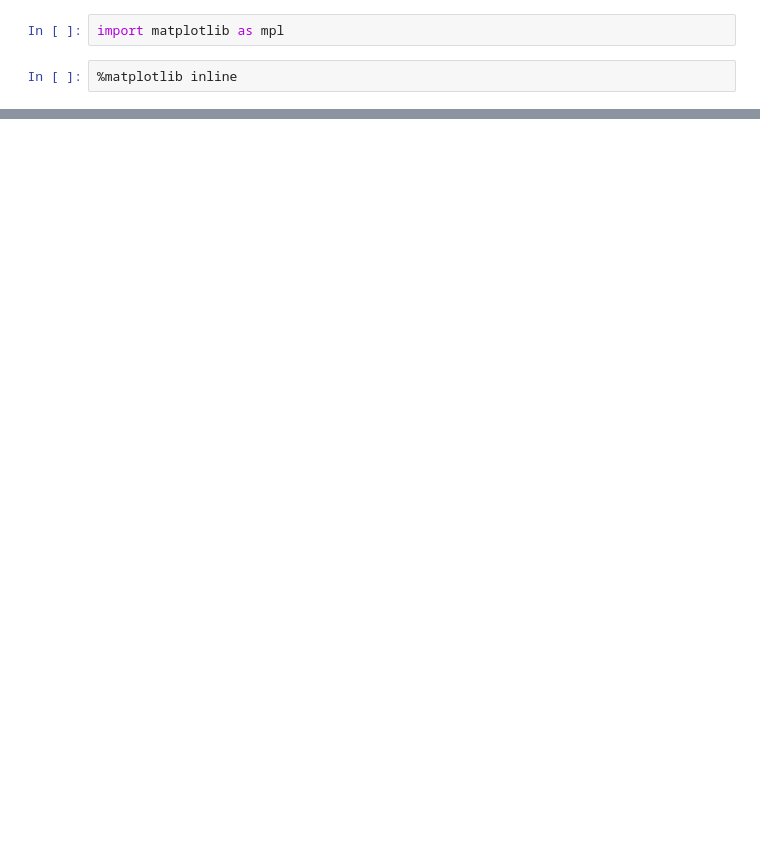
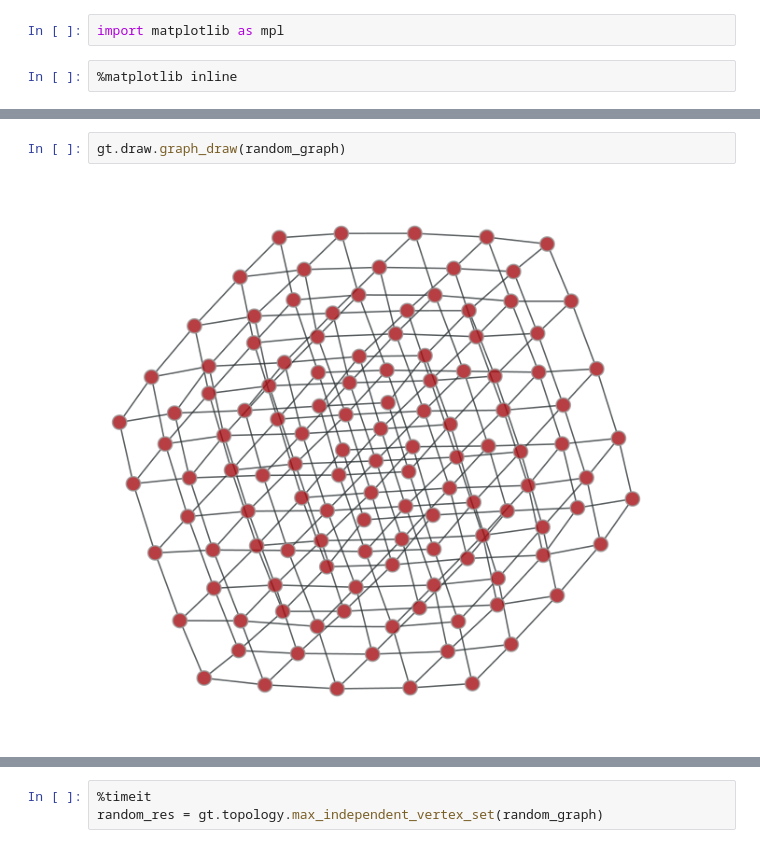
Before and after one commit to achalagarwal/Network-Optimization, a Jupyter notebook: Notebooks/Graph-Tool.ipynb, the cells around one changed output, grey strips where cells are left out. Cells and saved outputs as stored; diff of their text form; blank space fills up the shorter version.

```diff
--- a/Notebooks/Graph-Tool.ipynb
+++ b/Notebooks/Graph-Tool.ipynb
@@ -60,0 +76,4 @@ gt.
+# %%
+gt.draw.graph_draw(random_graph)
+# %% [output]
+[figure, added]
@@ -60,0 +81,3 @@ gt.
+# %%
+%timeit
+random_res = gt.topology.max_independent_vertex_set(random_graph)
```
Also changed, not shown: parts of 26 cells of this notebook.
